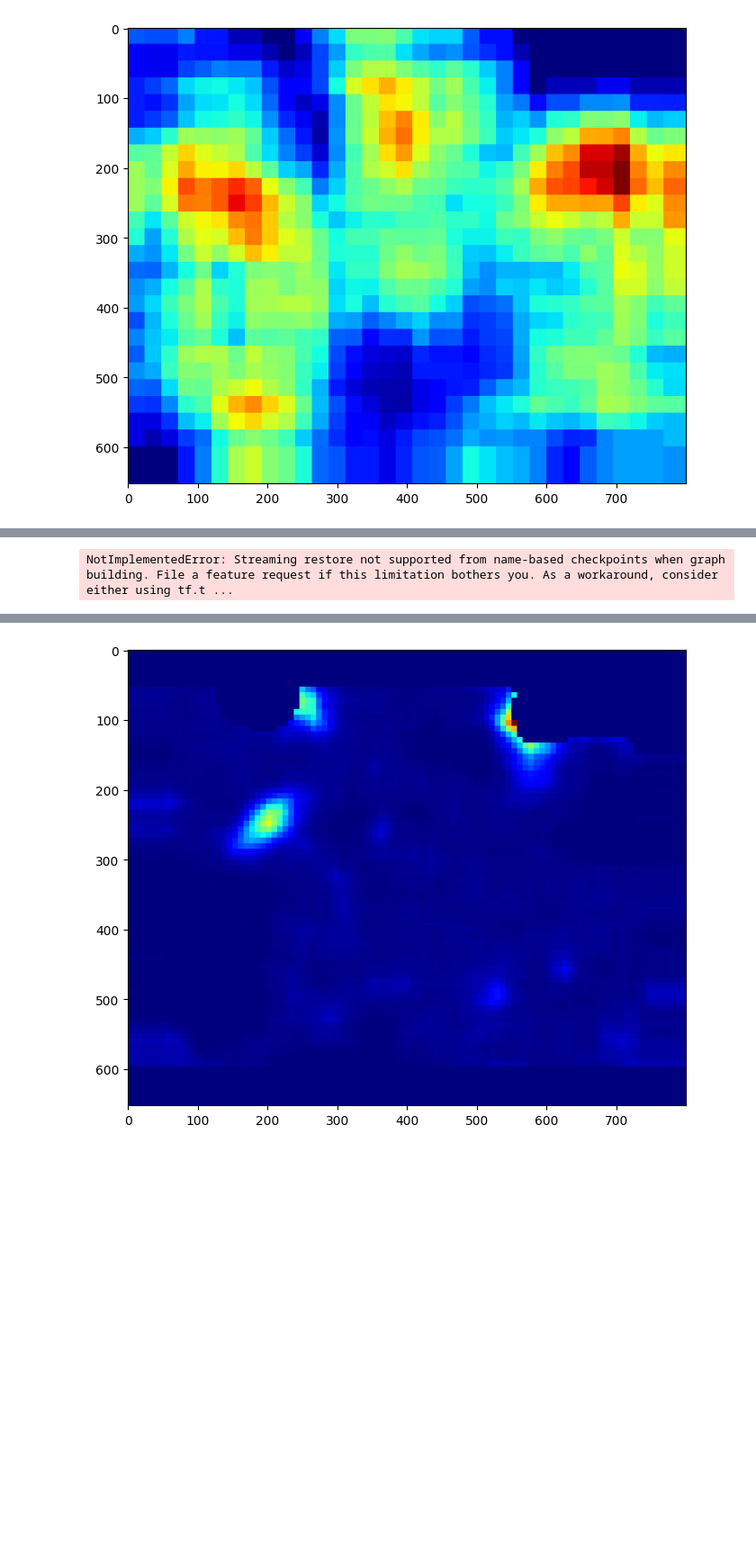
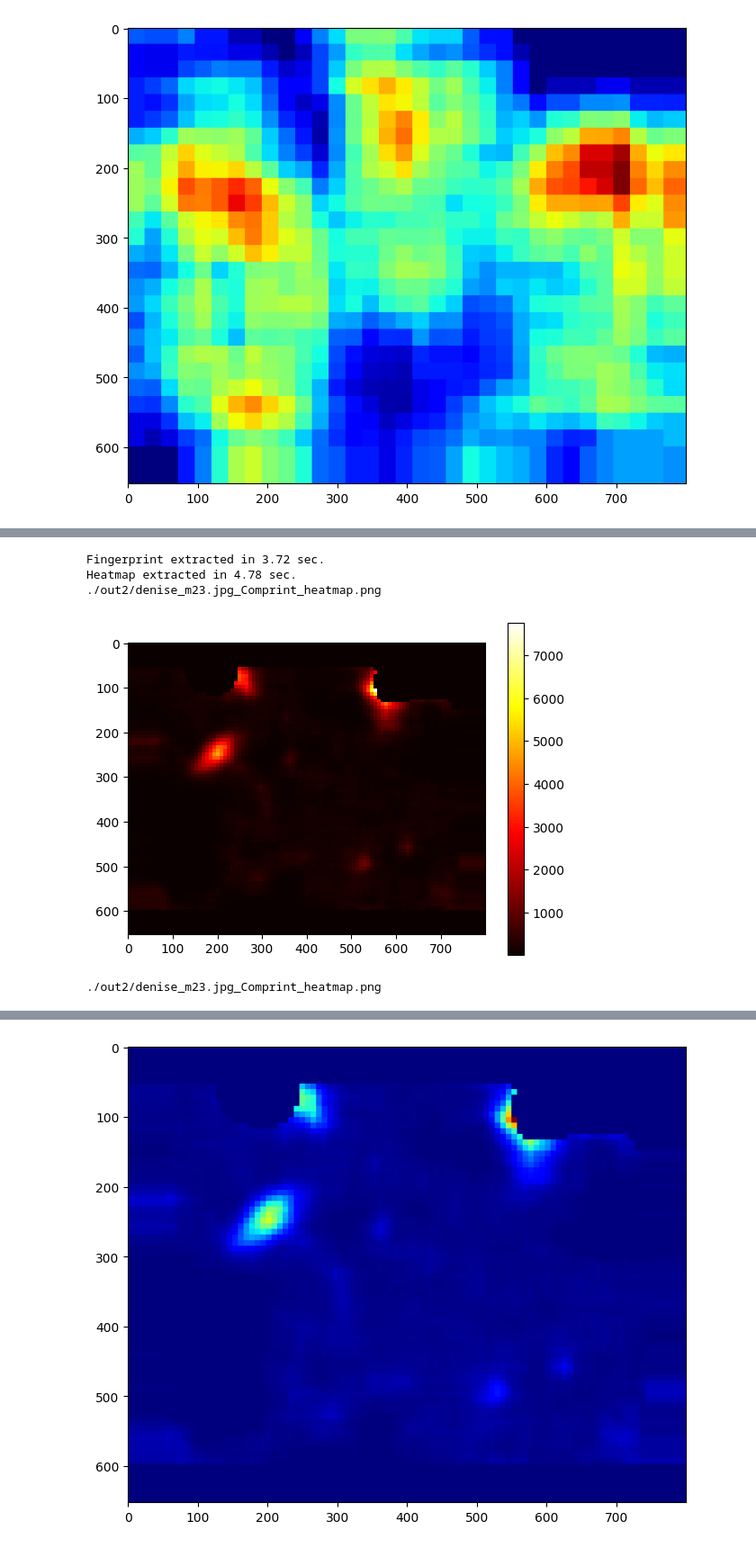
Before and after one commit to gian99giu/fusion, a Jupyter notebook: run_forgery_detection_fusion_useful.ipynb, the cells around one changed output, grey strips where cells are left out. Shown at 90% size. Saved outputs shown, nothing was run; the diff lists cells and outputs as text; code cells hidden in the pictures; blank space fills up the shorter version.

```diff
--- a/run_forgery_detection_fusion_useful.ipynb
+++ b/run_forgery_detection_fusion_useful.ipynb
@@ -125,6 +123,6 @@ show_image(output_file_heatmap_path_noiseprint)
 output_file_heatmap_path_comprint = create_output_image_path(input_image_path, output_folder, "Comprint", output_type="heatmap")
 output_file_fingerprint_path_comprint = create_output_image_path(input_image_path, output_folder, "Comprint", output_type="fingerprint")
 # %%
-comprint_model_path = "comprint/models/Comprint_Siamese_Full_jpg_ps_full/variables/variables.index"
-forgery_detection_comprint_noiseprint.comprint(input_image_path, output_file_fingerprint_path_noiseprint, output_file_heatmap_path_comprint, comprint_model_path)
+comprint_model_path = "./comprint/models/Comprint_Siamese_Full_jpg_ps_full/"
+forgery_detection_comprint_noiseprint.comprint(input_image_path, output_file_fingerprint_path_comprint, output_file_heatmap_path_comprint, comprint_model_path)
 # %% [output]
@@ -132,2 +144,6 @@ forgery_detection_comprint_noiseprint.comprint(input_image_path, output_file_fin
-NotImplementedError: Streaming restore not supported from name-based checkpoints when graph building. File a feature request if this limitation bothers you. As a workaround, consider either using tf.t ...
+Fingerprint extracted in 3.72 sec.
+Heatmap extracted in 4.78 sec.
+./out2/denise_m23.jpg_Comprint_heatmap.png
+[figure, added]
+./out2/denise_m23.jpg_Comprint_heatmap.png
 # %%
```
Also changed, not shown: parts of 7 cells of this notebook.
